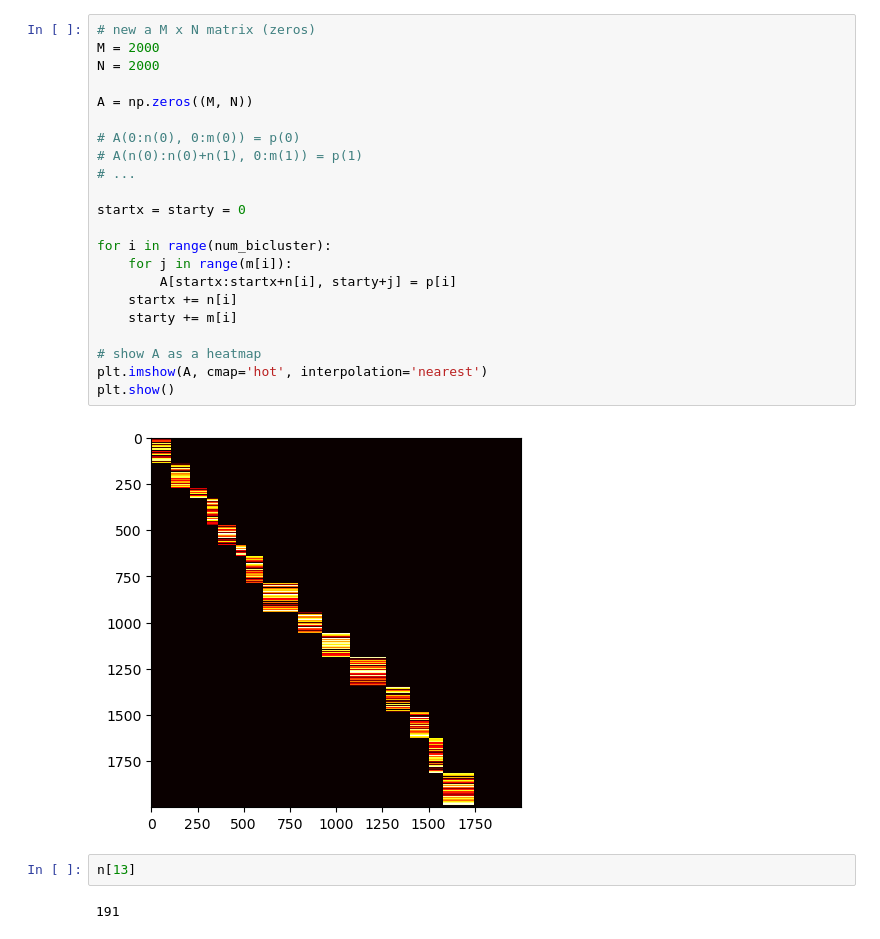
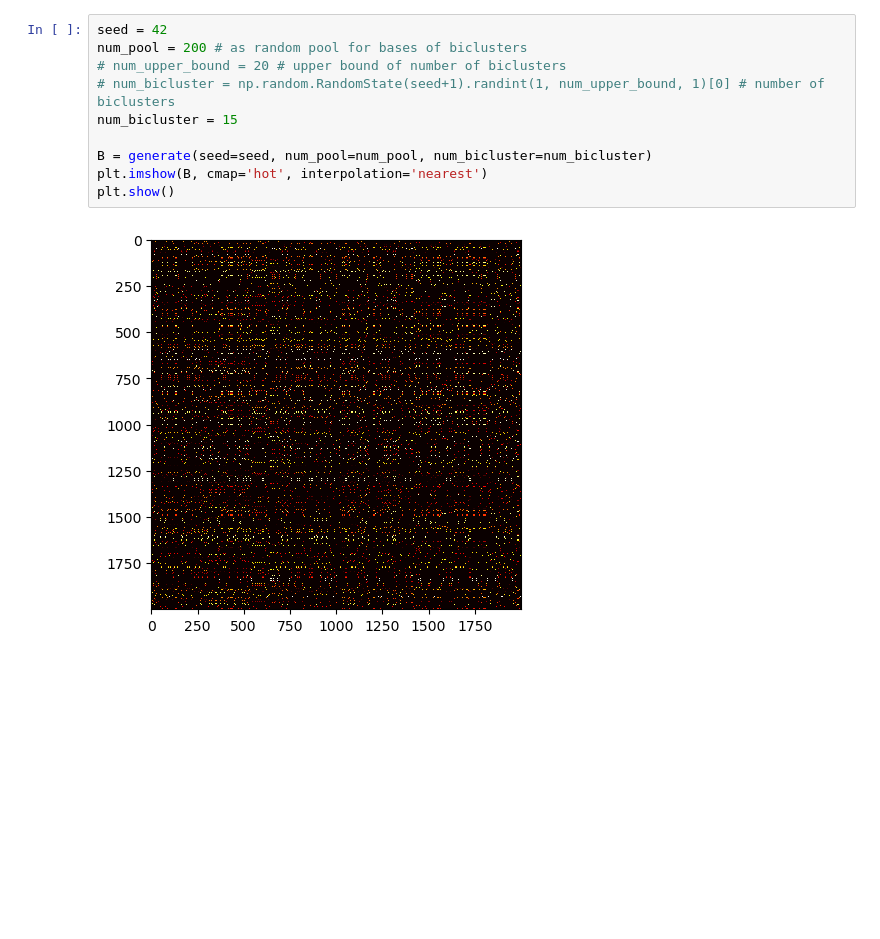
Before and after one commit to wzh4464/big_matrix_cocluster, a Jupyter notebook: main.ipynb, the cells around one changed output. Saved outputs shown, nothing was run; the diff lists cells and outputs as text; blank space fills up the shorter version.

```diff
--- a/main.ipynb
+++ b/main.ipynb
@@ -27,28 +64,12 @@ for i in range(num_bicluster):
-# %%
-# new a M x N matrix (zeros)
-M = 2000
-N = 2000
-
-A = np.zeros((M, N))
-
-# A(0:n(0), 0:m(0)) = p(0)
-# A(n(0):n(0)+n(1), 0:m(1)) = p(1)
-# ...
-
-startx = starty = 0
-
-for i in range(num_bicluster):
-    for j in range(m[i]):
-        A[startx:startx+n[i], starty+j] = p[i]
-    startx += n[i]
-    starty += m[i]
-
-# show A as a heatmap
-plt.imshow(A, cmap='hot', interpolation='nearest')
-plt.show()
-# %% [output]
-[figure, removed]
-# %%
-n[13]
-# %% [output]
-191
+# %%
+seed = 42
+num_pool = 200 # as random pool for bases of biclusters
+# num_upper_bound = 20 # upper bound of number of biclusters
+# num_bicluster = np.random.RandomState(seed+1).randint(1, num_upper_bound, 1)[0] # number of biclusters
+num_bicluster = 15
+
+B = generate(seed=seed, num_pool=num_pool, num_bicluster=num_bicluster)
+plt.imshow(B, cmap='hot', interpolation='nearest')
+plt.show()
+# %% [output]
+[figure, added]
```
Also changed, not shown: parts of 1 cell of this notebook, 2 other files.
